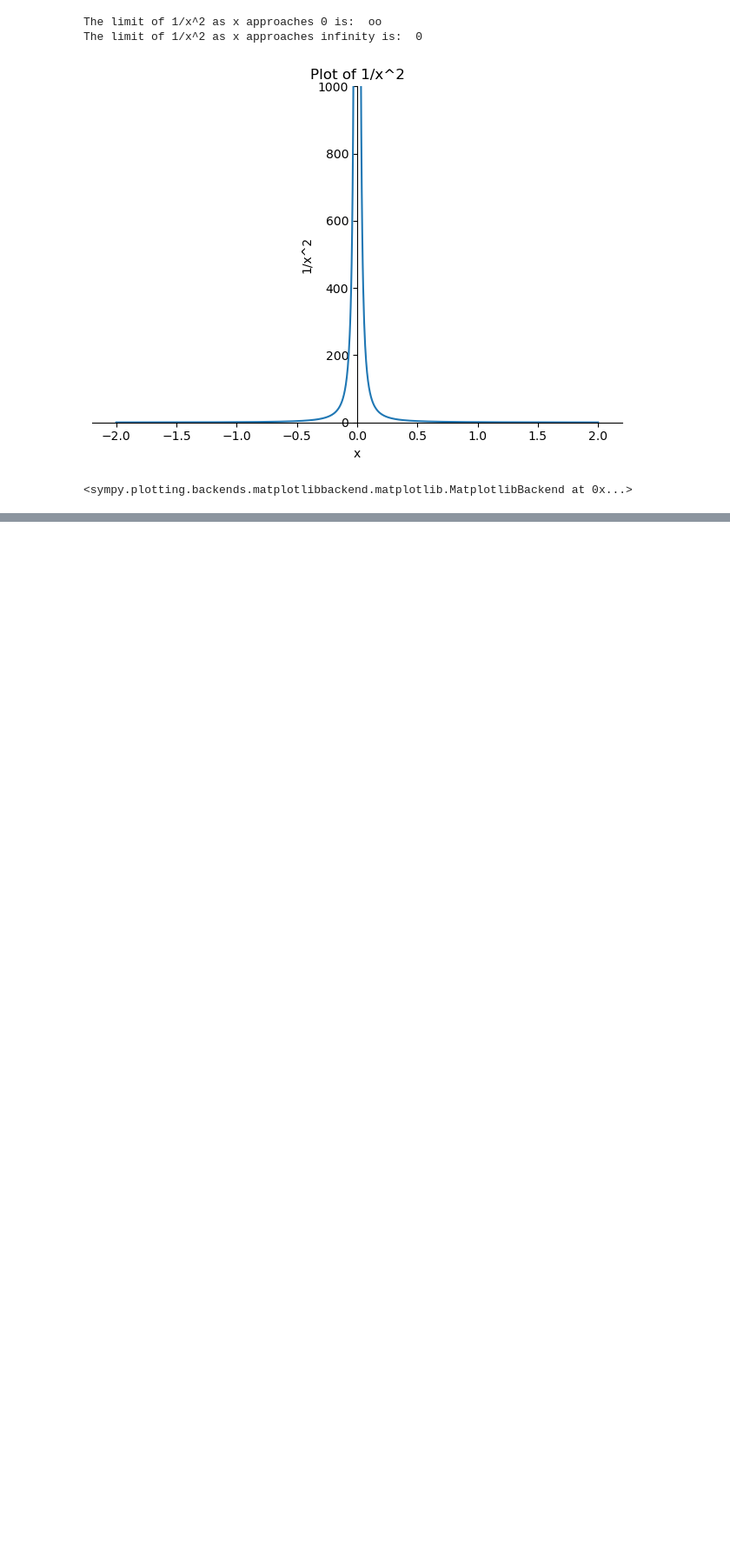
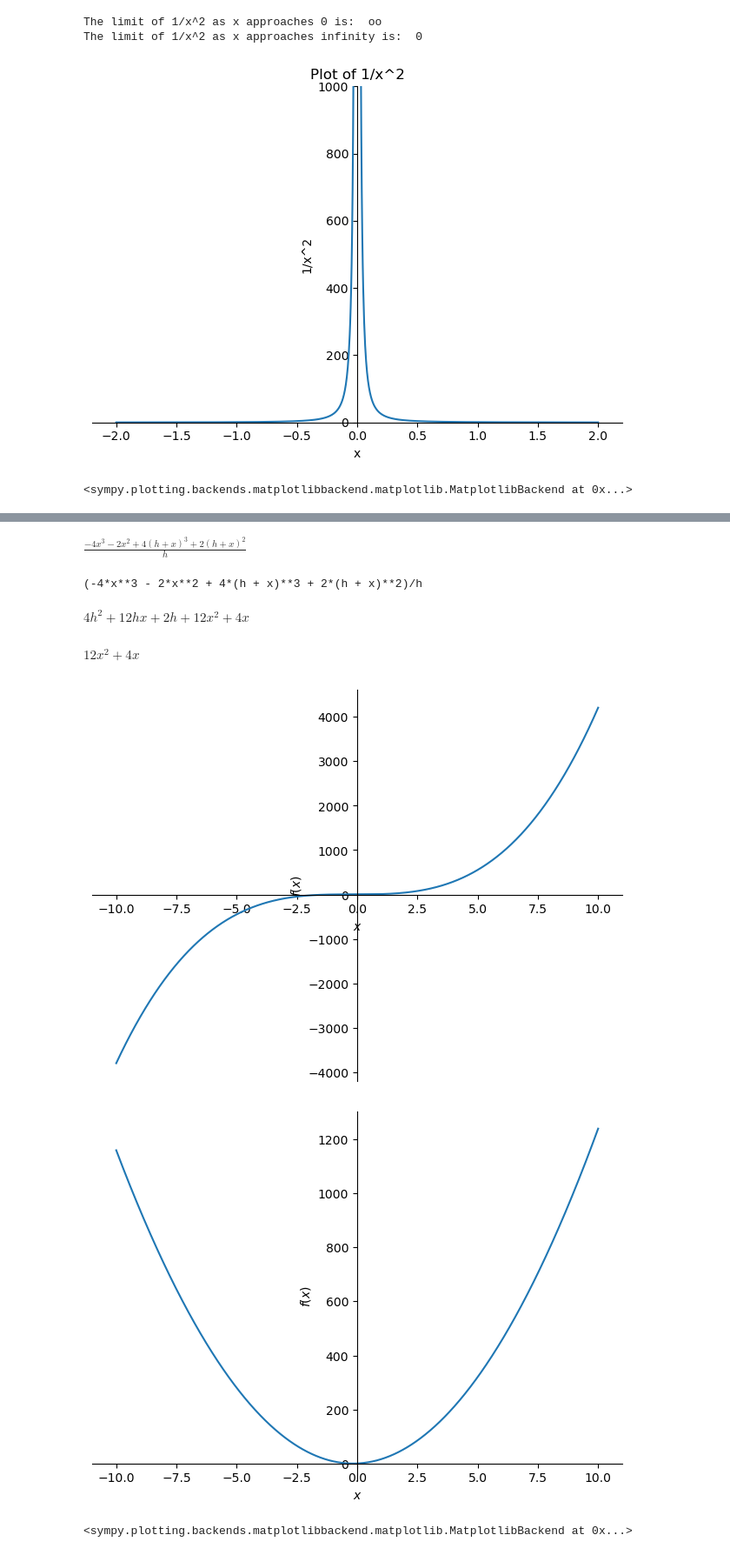
Before and after one commit to gharriso/AstroPython, a Jupyter notebook: CourseraCalculus/module3.ipynb, the cells around one changed output, grey strips where cells are left out. Shown at 87% size. Cells and saved outputs as stored; diff of their text form; code cells hidden in the pictures; blank space fills up the shorter version.

Commit message:
DIff() vs Differntiate()

```diff
--- a/CourseraCalculus/module3.ipynb
+++ b/CourseraCalculus/module3.ipynb
@@ -62,0 +80,20 @@ The limit of 1/x^2 as x approaches infinity is:  0
+# %%
+from sympy import *
+x,h= symbols('x h')
+f=4*x**3 + 2*x**2 + 4
+diffQuotient = (f.subs(x,x+h)-f.subs(x,x))/h
+display(diffQuotient)
+print(diffQuotient)
+display(diffQuotient.simplify())
+df=limit(diffQuotient,h,0)
+display(df)
+plot(f)
+plot(df)
+# %% [output]
+$\displaystyle \frac{- 4 x^{3} - 2 x^{2} + 4 \left(h + x\right)^{3} + 2 \left(h + x\right)^{2}}{h}$
+(-4*x**3 - 2*x**2 + 4*(h + x)**3 + 2*(h + x)**2)/h
+$\displaystyle 4 h^{2} + 12 h x + 2 h + 12 x^{2} + 4 x$
+$\displaystyle 12 x^{2} + 4 x$
+[figure, added]
+[figure, added]
+<sympy.plotting.backends.matplotlibbackend.matplotlib.MatplotlibBackend at 0x...>
```
Also changed, not shown: parts of 12 cells of this notebook, 2 other files.
